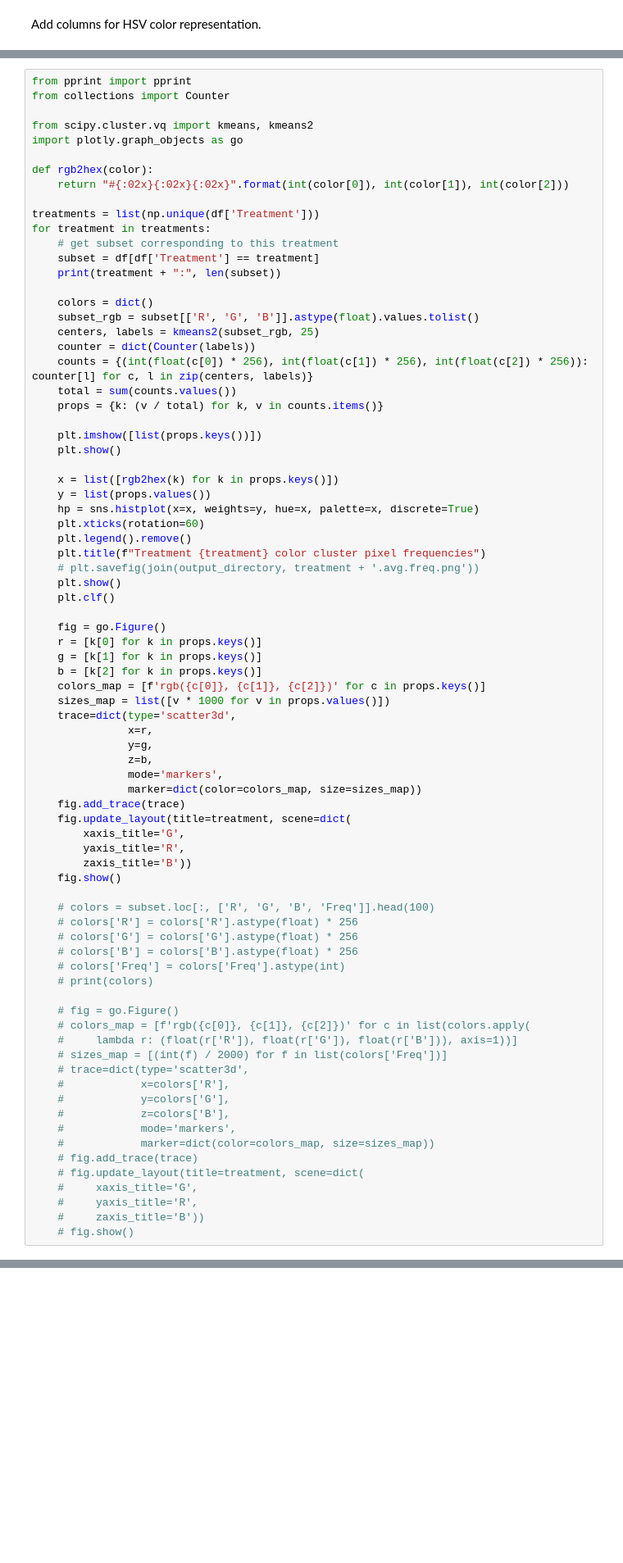
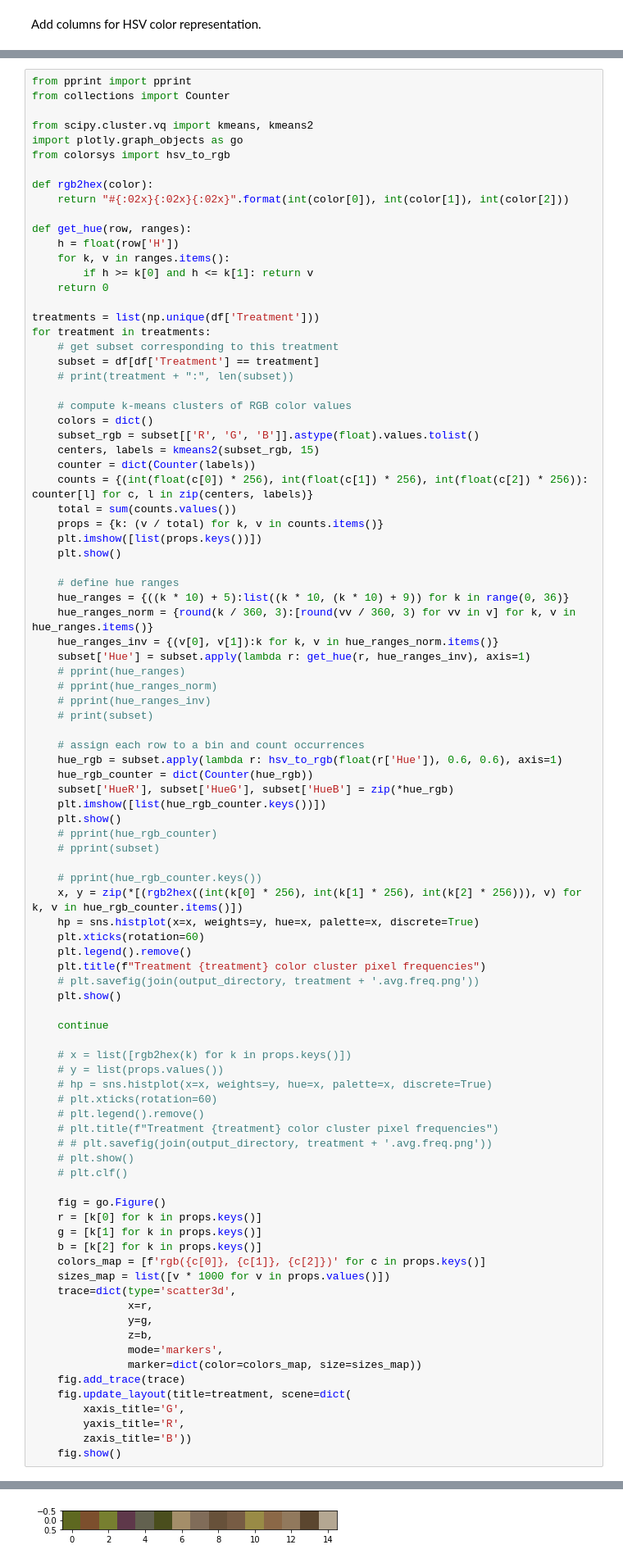
Before and after one commit to wpbonelli/pytcherplants, a Jupyter notebook: notebooks/explore_data.ipynb, the cells around one changed output, grey strips where cells are left out. Shown: that part at 82% size. Saved outputs shown, nothing was run; the diff lists cells and outputs as text; blank space fills up the shorter version.

```diff
--- a/notebooks/explore_data.ipynb
+++ b/notebooks/explore_data.ipynb
@@ -136,36 +136,73 @@ from collections import Counter
 
 from scipy.cluster.vq import kmeans, kmeans2
 import plotly.graph_objects as go
+from colorsys import hsv_to_rgb
 
 def rgb2hex(color):
     return "#{:02x}{:02x}{:02x}".format(int(color[0]), int(color[1]), int(color[2]))
+
+def get_hue(row, ranges):
+    h = float(row['H'])
+    for k, v in ranges.items():
+        if h >= k[0] and h <= k[1]: return v
+    return 0
 
 treatments = list(np.unique(df['Treatment']))
 for treatment in treatments:
     # get subset corresponding to this treatment
     subset = df[df['Treatment'] == treatment]
-    print(treatment + ":", len(subset))
+    # print(treatment + ":", len(subset))
 
+    # compute k-means clusters of RGB color values
     colors = dict()
     subset_rgb = subset[['R', 'G', 'B']].astype(float).values.tolist()
-    centers, labels = kmeans2(subset_rgb, 25)
+    centers, labels = kmeans2(subset_rgb, 15)
     counter = dict(Counter(labels))
     counts = {(int(float(c[0]) * 256), int(float(c[1]) * 256), int(float(c[2]) * 256)): counter[l] for c, l in zip(centers, labels)}
     total = sum(counts.values())
     props = {k: (v / total) for k, v in counts.items()}
-
     plt.imshow([list(props.keys())])
     plt.show()
 
-    x = list([rgb2hex(k) for k in props.keys()])
-    y = list(props.values())
+    # define hue ranges
+    hue_ranges = {((k * 10) + 5):list((k * 10, (k * 10) + 9)) for k in range(0, 36)}
+    hue_ranges_norm = {round(k / 360, 3):[round(vv / 360, 3) for vv in v] for k, v in hue_ranges.items()}
+    hue_ranges_inv = {(v[0], v[1]):k for k, v in hue_ranges_norm.items()}
+    subset['Hue'] = subset.apply(lambda r: get_hue(r, hue_ranges_inv), axis=1)
+    # pprint(hue_ranges)
+    # pprint(hue_ranges_norm)
+    # pprint(hue_ranges_inv)
+    # print(subset)
+
+    # assign each row to a bin and count occurrences
+    hue_rgb = subset.apply(lambda r: hsv_to_rgb(float(r['Hue']), 0.6, 0.6), axis=1)
+    hue_rgb_counter = dict(Counter(hue_rgb))
+    subset['HueR'], subset['HueG'], subset['HueB'] = zip(*hue_rgb)
+    plt.imshow([list(hue_rgb_counter.keys())])
+    plt.show()
+    # pprint(hue_rgb_counter)
+    # pprint(subset)
+
+    # pprint(hue_rgb_counter.keys())
+    x, y = zip(*[(rgb2hex((int(k[0] * 256), int(k[1] * 256), int(k[2] * 256))), v) for k, v in hue_rgb_counter.items()])
     hp = sns.histplot(x=x, weights=y, hue=x, palette=x, discrete=True)
     plt.xticks(rotation=60)
     plt.legend().remove()
     plt.title(f"Treatment {treatment} color cluster pixel frequencies")
     # plt.savefig(join(output_directory, treatment + '.avg.freq.png'))
     plt.show()
-    plt.clf()
+
+    continue
+
+    # x = list([rgb2hex(k) for k in props.keys()])
+    # y = list(props.values())
+    # hp = sns.histplot(x=x, weights=y, hue=x, palette=x, discrete=True)
+    # plt.xticks(rotation=60)
+    # plt.legend().remove()
+    # plt.title(f"Treatment {treatment} color cluster pixel frequencies")
+    # # plt.savefig(join(output_directory, treatment + '.avg.freq.png'))
+    # plt.show()
+    # plt.clf()
 
     fig = go.Figure()
     r = [k[0] for k in props.keys()]
@@ -185,28 +222,4 @@ for treatment in treatments:
         yaxis_title='R',
         zaxis_title='B'))
     fig.show()
-
-    # colors = subset.loc[:, ['R', 'G', 'B', 'Freq']].head(100)
-    # colors['R'] = colors['R'].astype(float) * 256
-    # colors['G'] = colors['G'].astype(float) * 256
-    # colors['B'] = colors['B'].astype(float) * 256
-    # colors['Freq'] = colors['Freq'].astype(int)
-    # print(colors)
-
-    # fig = go.Figure()
-    # colors_map = [f'rgb({c[0]}, {c[1]}, {c[2]})' for c in list(colors.apply(
-    #     lambda r: (float(r['R']), float(r['G']), float(r['B'])), axis=1))]
-    # sizes_map = [(int(f) / 2000) for f in list(colors['Freq'])]
-    # trace=dict(type='scatter3d',
-    #            x=colors['R'],
-    #            y=colors['G'],
-    #            z=colors['B'],
-    #            mode='markers',
-    #            marker=dict(color=colors_map, size=sizes_map))
-    # fig.add_trace(trace)
-    # fig.update_layout(title=treatment, scene=dict(
-    #     xaxis_title='G',
-    #     yaxis_title='R',
-    #     zaxis_title='B'))
-    # fig.show()
 # %% [output]
@@ -229,0 +227 @@ CalMag: 147
+[figure, new version]
```
Also changed, not shown: parts of 7 cells of this notebook.
